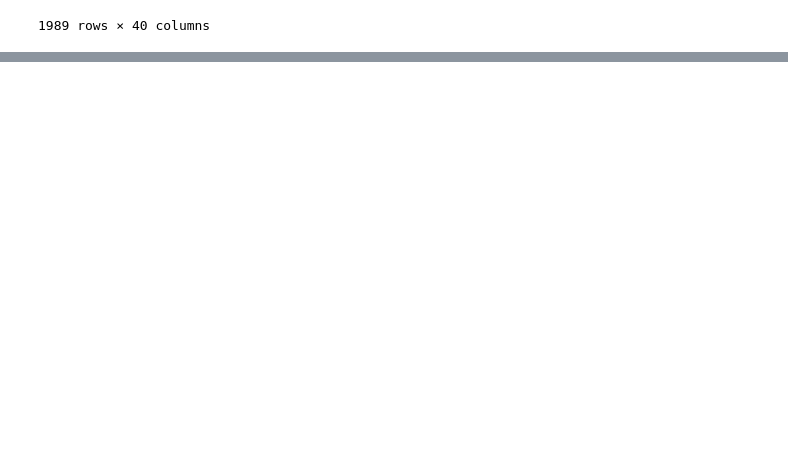
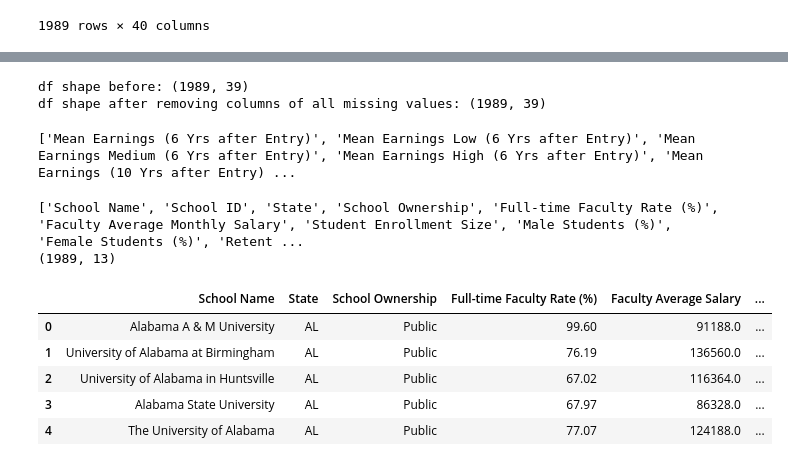
Before and after one commit to runstats21/college-score-card-analysis, a Jupyter notebook: CollegeScorecard-CollectClean.ipynb, the cells around one changed output, grey strips where cells are left out. Drawn from its saved outputs; the diff is of its cells as text; code cells hidden in the pictures; blank space fills up the shorter version.

```diff
--- a/CollegeScorecard-CollectClean.ipynb
+++ b/CollegeScorecard-CollectClean.ipynb
@@ -197,0 +216,11 @@ college_df.to_csv("./college_df.csv",index=False)
+# %%
+# df = college_df # uncomment this line when ready for new data pull
+df = pd.read_csv("./college_df.csv")
+# %%
+# clean up missing data column
+print("df shape before:", df.shape)
+df = df.dropna(how = 'all',axis = 1) # drop columns with all nas
+print("df shape after removing columns of all missing values:", df.shape)
+# %% [output]
+df shape before: (1989, 39)
+df shape after removing columns of all missing values: (1989, 39)
@@ -197,0 +245,30 @@ college_df.to_csv("./college_df.csv",index=False)
+# %%
+# get mean earnings vars
+# could be useful later ... not currently used
+mean_earn_vars = [i for i in list(df.columns) if str(i).startswith("Mean Earnings")]
+print(mean_earn_vars)
+# %% [output]
+['Mean Earnings (6 Yrs after Entry)', 'Mean Earnings Low (6 Yrs after Entry)', 'Mean Earnings Medium (6 Yrs after Entry)', 'Mean Earnings High (6 Yrs after Entry)', 'Mean Earnings (10 Yrs after Entry) ...
+# %%
+print(list(df.columns))
+vars_of_interest = ["School Name", "State", "School Ownership", 'Full-time Faculty Rate (%)', 'Faculty Average Salary', 'Student Enrollment Size',
+                    'Attendance Cost', '150% Completion Rate at 4 Yr (%)', 'Admission Rate (%)', 'RetentionRate_4yr', 'SAT Average (Overall)',
+                    # 'Percent of Students Earning >$25K (6 Yrs after Entry)', 'Percent of Students Earning >$25K (10 Yrs after Entry)',
+                    # 'LowIncRatio_10yr', 'HighIncRatio_10yr', 'LowIncRatio_6yr', 'HighIncRatio_6yr',
+                    'Mean Earnings (6 Yrs after Entry)', 'Mean Earnings (10 Yrs after Entry)']
+                    # later could also add Median Earnings
+                    # could also add mean earnings for low, med, high income students
+
+df_earn_new = df.loc[:,vars_of_interest]
+# df_earn_new.to_csv("./college_earnings_for_modeling.csv",index = False)
+print(df_earn_new.shape)
+df_earn_new.head()
+# %% [output]
+['School Name', 'School ID', 'State', 'School Ownership', 'Full-time Faculty Rate (%)', 'Faculty Average Monthly Salary', 'Student Enrollment Size', 'Male Students (%)', 'Female Students (%)', 'Retent ...
+(1989, 13)
+|  | School Name | State | School Ownership | Full-time Faculty Rate (%) | Faculty Average Salary | ... |
+| 0 | Alabama A & M University | AL | Public | 99.60 | 91188.0 | ... |
+| 1 | University of Alabama at Birmingham | AL | Public | 76.19 | 136560.0 | ... |
+| 2 | University of Alabama in Huntsville | AL | Public | 67.02 | 116364.0 | ... |
+| 3 | Alabama State University | AL | Public | 67.97 | 86328.0 | ... |
+| 4 | The University of Alabama | AL | Public | 77.07 | 124188.0 | ... |
```
Also changed, not shown: parts of 20 cells of this notebook, 7 other files.
